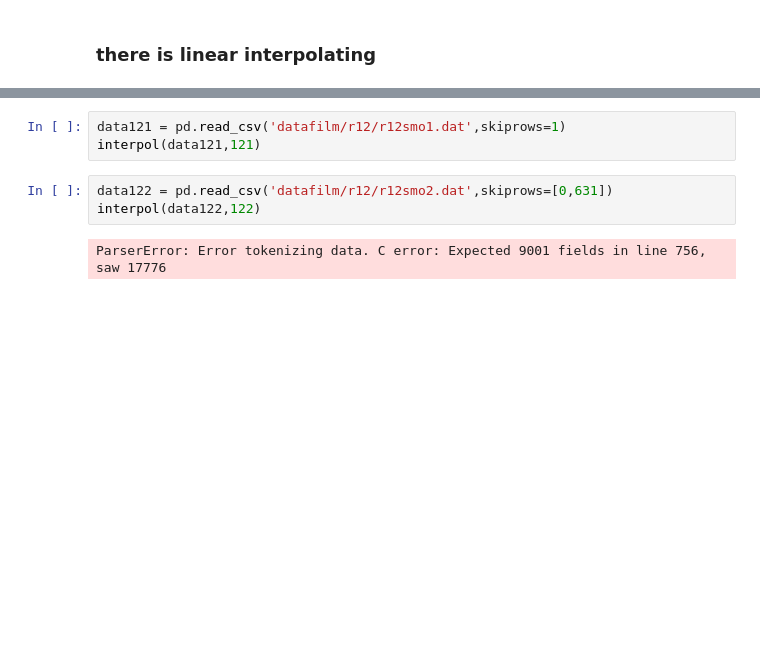
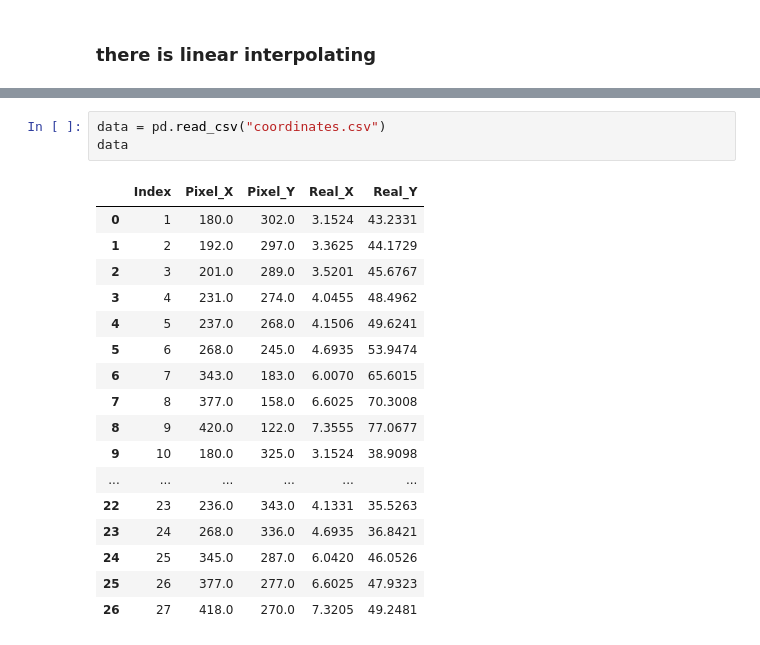
Before and after one commit to UlyanaGru/Fourier, a Jupyter notebook: testingfiles.ipynb, the cells around one changed output, grey strips where cells are left out. Saved outputs shown, nothing was run; the diff lists cells and outputs as text; blank space fills up the shorter version.

```diff
--- a/testingfiles.ipynb
+++ b/testingfiles.ipynb
@@ -102,8 +102,21 @@ interpol(data120,120)
-# %%
-data121 = pd.read_csv('datafilm/r12/r12smo1.dat',skiprows=1)
-interpol(data121,121)
-# %%
-data122 = pd.read_csv('datafilm/r12/r12smo2.dat',skiprows=[0,631])
-interpol(data122,122)
-# %% [output]
-ParserError: Error tokenizing data. C error: Expected 9001 fields in line 756, saw 17776
+# %%
+data = pd.read_csv("coordinates.csv")
+data
+# %% [output]
+|  | Index | Pixel_X | Pixel_Y | Real_X | Real_Y |
+| 0 | 1 | 180.0 | 302.0 | 3.1524 | 43.2331 |
+| 1 | 2 | 192.0 | 297.0 | 3.3625 | 44.1729 |
+| 2 | 3 | 201.0 | 289.0 | 3.5201 | 45.6767 |
+| 3 | 4 | 231.0 | 274.0 | 4.0455 | 48.4962 |
+| 4 | 5 | 237.0 | 268.0 | 4.1506 | 49.6241 |
+| 5 | 6 | 268.0 | 245.0 | 4.6935 | 53.9474 |
+| 6 | 7 | 343.0 | 183.0 | 6.0070 | 65.6015 |
+| 7 | 8 | 377.0 | 158.0 | 6.6025 | 70.3008 |
+| 8 | 9 | 420.0 | 122.0 | 7.3555 | 77.0677 |
+| 9 | 10 | 180.0 | 325.0 | 3.1524 | 38.9098 |
+| ... | ... | ... | ... | ... | ... |
+| 22 | 23 | 236.0 | 343.0 | 4.1331 | 35.5263 |
+| 23 | 24 | 268.0 | 336.0 | 4.6935 | 36.8421 |
+| 24 | 25 | 345.0 | 287.0 | 6.0420 | 46.0526 |
+| 25 | 26 | 377.0 | 277.0 | 6.6025 | 47.9323 |
+| 26 | 27 | 418.0 | 270.0 | 7.3205 | 49.2481 |
```
Also changed, not shown: parts of 2 cells of this notebook.
